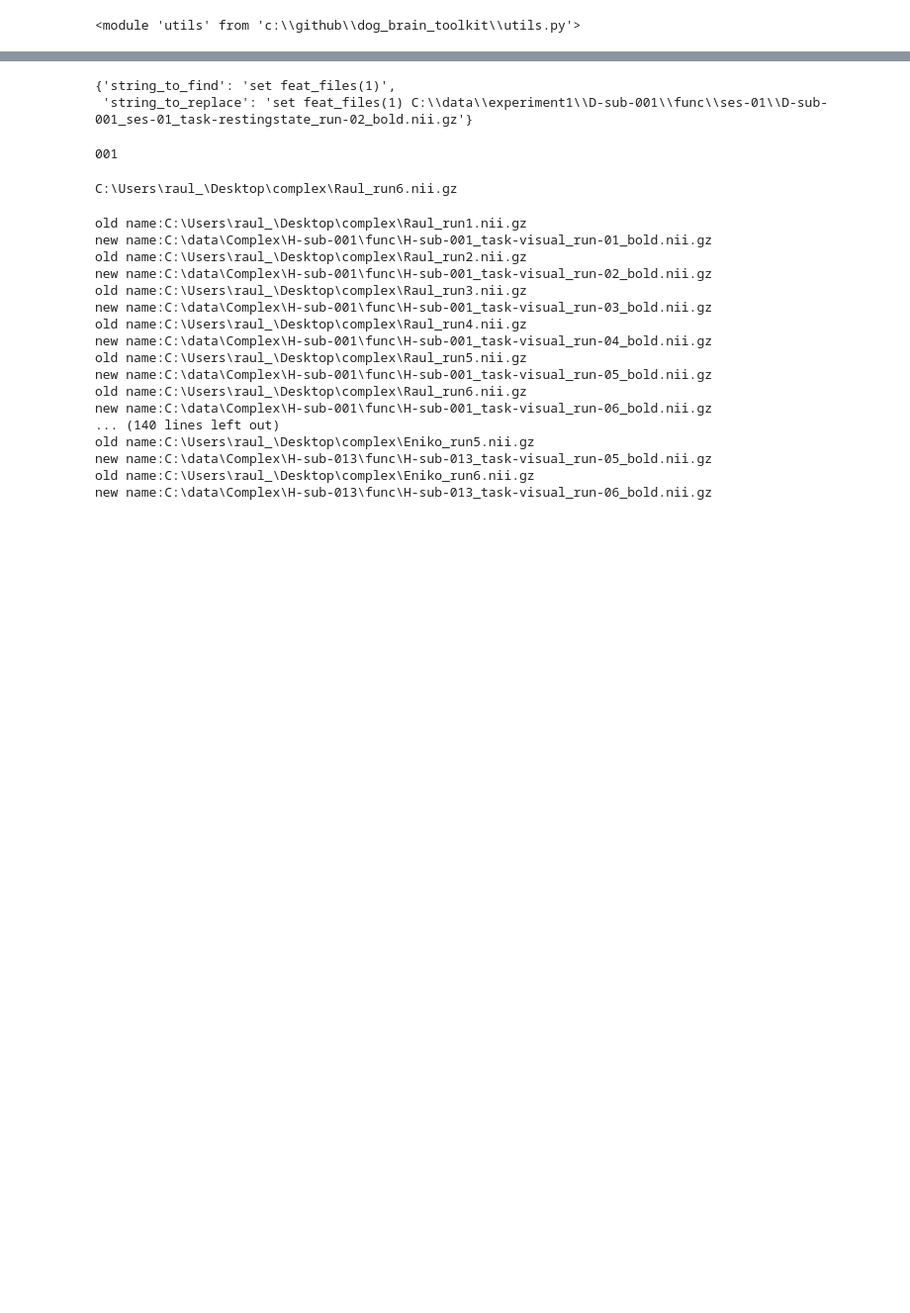
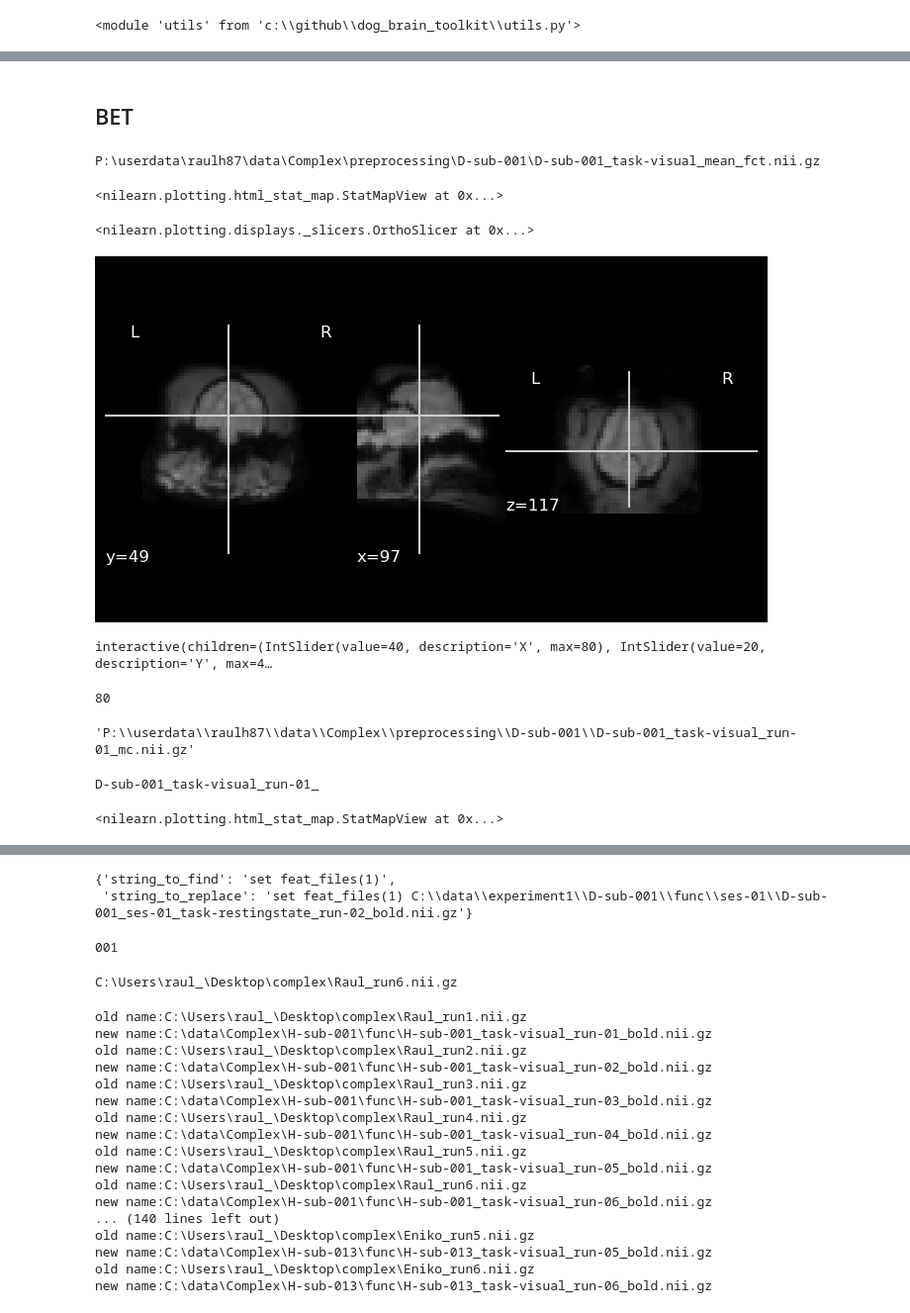
Before and after one commit to rhernandez00/dog_brain_toolkit, a Jupyter notebook: preprocess.ipynb, the cells around one changed output, grey strips where cells are left out. Shown: that part at 99% size. Drawn from its saved outputs; the diff is of its cells as text; code cells hidden in the pictures; blank space fills up the shorter version.

```diff
--- a/preprocess.ipynb
+++ b/preprocess.ipynb
@@ -87,0 +247,34 @@ utils.fill_fsf(to_fill_dict, design_path, design_modified_path)
+# %% [markdown]
+## BET
+# %%
+from nilearn import plotting
+from nilearn import image as nli
+reload(utils)
+dataset = 'Complex'
+session = ''
+task = 'visual'
+specie= 'D'
+datafolder = r"P:\userdata\raulh87\data"
+#datafolder = '/home/raulh87/mnt/a471/userdata/raulh87/data'
+sub_N = 1
+
+
+
+# working directory
+workingdir = datafolder + os.sep + dataset + os.sep + 'preprocessing' + os.sep + specie + '-sub-' + str(sub_N).zfill(3)
+
+mean_fct_file = workingdir + os.sep + specie + '-sub-' + str(sub_N).zfill(3)
+# adding session if there is one
+if session != '':
+    mean_fct_file += '_ses-' + session
+mean_fct_file += '_task-' + task + '_mean_fct.nii.gz'
+
+print(mean_fct_file)
+
+# load reoriented file
+img = nli.mean_img(mean_fct_file)
+# plot reoriented file
+plotting.view_img(img, bg_img=False, cmap='gray', colorbar=False, annotate=True)
+# %% [output]
+P:\userdata\raulh87\data\Complex\preprocessing\D-sub-001\D-sub-001_task-visual_mean_fct.nii.gz
+<nilearn.plotting.html_stat_map.StatMapView at 0x...>
@@ -87,0 +284,9 @@ utils.fill_fsf(to_fill_dict, design_path, design_modified_path)
+# %%
+x = 97
+y = 49
+z = 117
+
+plot_anat(mean_fct_file, display_mode='ortho', cut_coords=[x,y,z])
+# %% [output]
+<nilearn.plotting.displays._slicers.OrthoSlicer at 0x...>
+[figure, added]
@@ -87,0 +300,13 @@ utils.fill_fsf(to_fill_dict, design_path, design_modified_path)
+# %%
+def plot_slices(x,y,z):
+    plot_anat(mean_fct_file, display_mode='ortho', cut_coords=[x,y,z])
+
+# determine min and max values for each axis
+
+maxX,maxY,maxZ = img.shape
+col1 = widgets.VBox([widgets.IntSlider(min=0, max=maxX, step=1, value=np.round(maxX/2), description='X'),
+                    widgets.IntSlider(min=0, max=maxY, step=1, value=np.round(maxY/2), description='Y'),
+                    widgets.IntSlider(min=0, max=maxZ, step=1, value=np.round(maxZ/2), description='Z')])
+widgets.interactive(plot_slices, x=col1.children[0], y=col1.children[1], z=col1.children[2])
+# %% [output]
+interactive(children=(IntSlider(value=40, description='X', max=80), IntSlider(value=20, description='Y', max=4…
@@ -87,0 +317,12 @@ utils.fill_fsf(to_fill_dict, design_path, design_modified_path)
+# %%
+maxX
+# %% [output]
+80
+# %%
+workingdir + os.sep + filename[:-7] + '_mc.nii.gz'
+# %% [output]
+'P:\\userdata\\raulh87\\data\\Complex\\preprocessing\\D-sub-001\\D-sub-001_task-visual_run-01_mc.nii.gz'
+# %%
+print()
+# %% [output]
+D-sub-001_task-visual_run-01_
@@ -87,0 +332,7 @@ utils.fill_fsf(to_fill_dict, design_path, design_modified_path)
+# %%
+# load reoriented file
+img = nli.mean_img(workingdir + os.sep + reoriented_file)
+# plot reoriented file
+plotting.view_img(img, bg_img=False, cmap='gray', colorbar=False, annotate=True)
+# %% [output]
+<nilearn.plotting.html_stat_map.StatMapView at 0x...>
```
Also changed, not shown: parts of 20 cells of this notebook.
